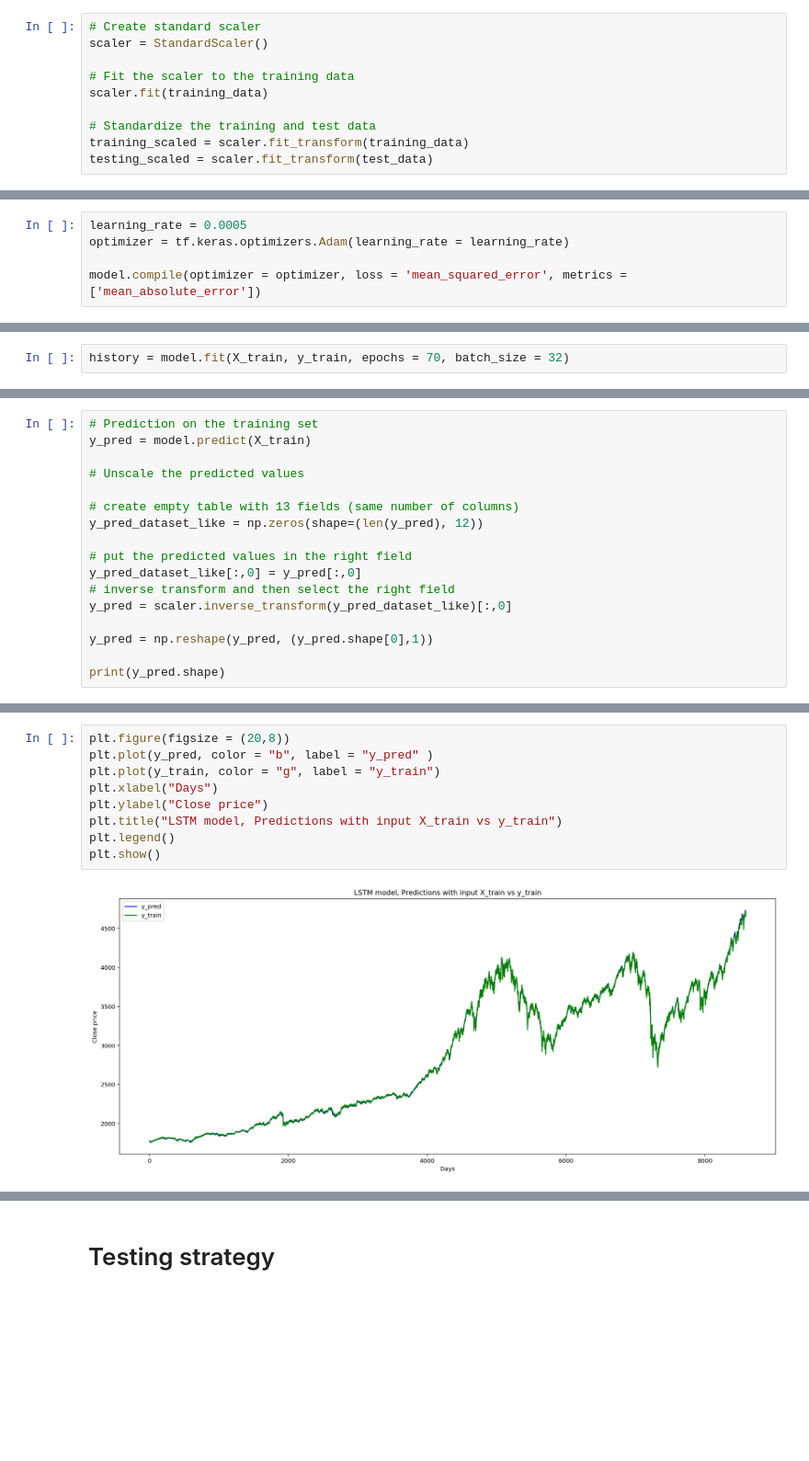
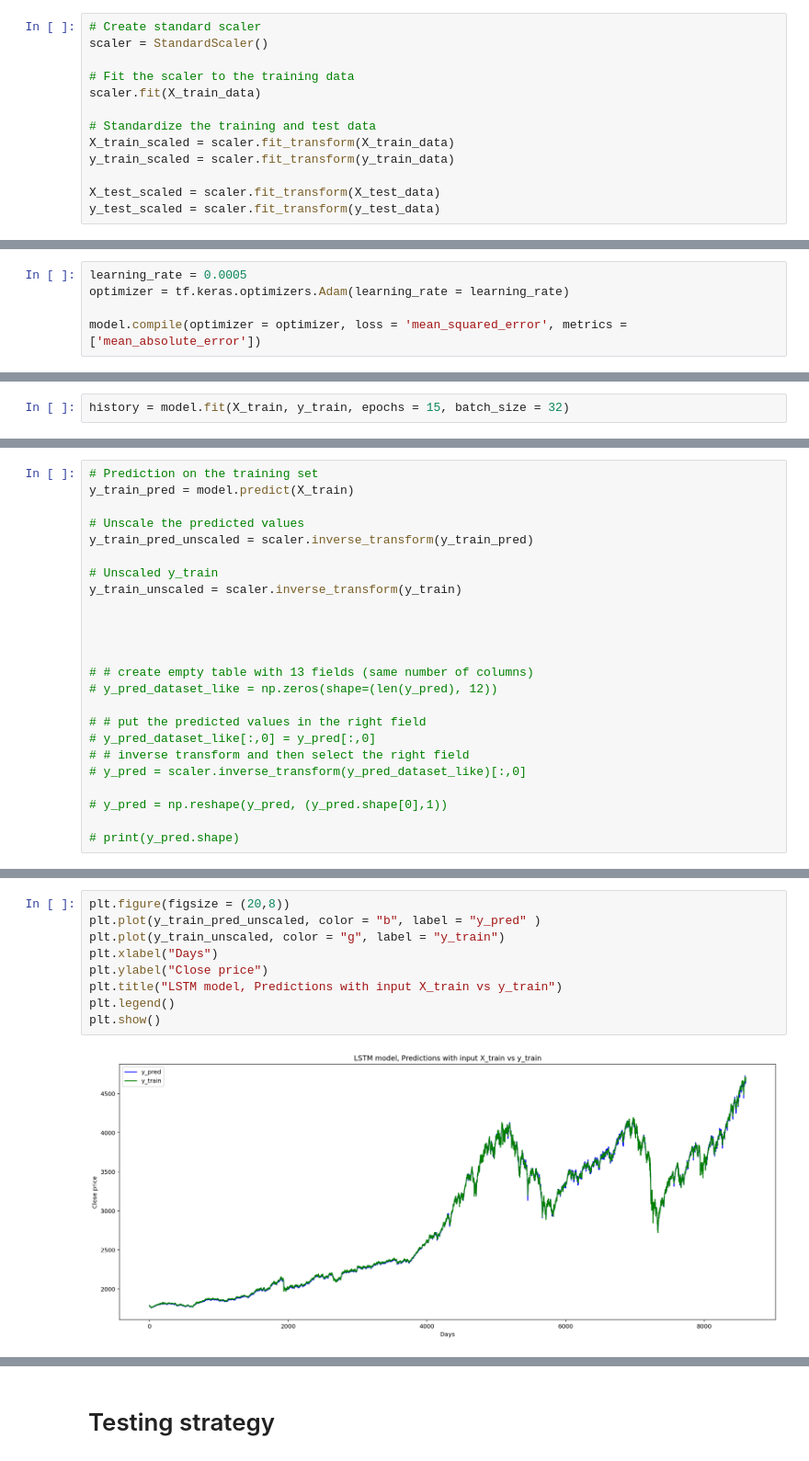
Before and after one commit to QuinMcM/Machine-Learning-Projects, a Jupyter notebook: Stock Price Predictions/Stock Price Predictor - Chapter 2.ipynb, the cells around one changed output, grey strips where cells are left out. Shown at 92% size. Cells and saved outputs as stored; diff of their text form; blank space fills up the shorter version.

```diff
--- a/Stock Price Predictions/Stock Price Predictor - Chapter 2.ipynb
+++ b/Stock Price Predictions/Stock Price Predictor - Chapter 2.ipynb
@@ -131,11 +161,14 @@ print(test_data.shape)
 scaler = StandardScaler()
 
 # Fit the scaler to the training data
-scaler.fit(training_data)
+scaler.fit(X_train_data)
 
 # Standardize the training and test data
-training_scaled = scaler.fit_transform(training_data)
-testing_scaled = scaler.fit_transform(test_data)
+X_train_scaled = scaler.fit_transform(X_train_data)
+y_train_scaled = scaler.fit_transform(y_train_data)
+
+X_test_scaled = scaler.fit_transform(X_test_data)
+y_test_scaled = scaler.fit_transform(y_test_data)
 # %%
 # Plot standard scaled close prices
 plt.subplots(figsize = (10,7))
@@ -218,5 +268,5 @@ Trainable params: 85,569
 Non-trainable params: 0
 _________________________________________________________________
 # %%
-history = model.fit(X_train, y_train, epochs = 70, batch_size = 32)
+history = model.fit(X_train, y_train, epochs = 15, batch_size = 32)
 # %% [output]
@@ -261,18 +315,25 @@ Test set accuracy: 0.05378784239292145
 # %%
 # Prediction on the training set
-y_pred = model.predict(X_train)
+y_train_pred = model.predict(X_train)
 
 # Unscale the predicted values
+y_train_pred_unscaled = scaler.inverse_transform(y_train_pred)
 
-# create empty table with 13 fields (same number of columns)
-y_pred_dataset_like = np.zeros(shape=(len(y_pred), 12))
+# Unscaled y_train
+y_train_unscaled = scaler.inverse_transform(y_train)
 
-# put the predicted values in the right field
-y_pred_dataset_like[:,0] = y_pred[:,0]
-# inverse transform and then select the right field
-y_pred = scaler.inverse_transform(y_pred_dataset_like)[:,0]
 
-y_pred = np.reshape(y_pred, (y_pred.shape[0],1))
 
-print(y_pred.shape)
+
+# # create empty table with 13 fields (same number of columns)
+# y_pred_dataset_like = np.zeros(shape=(len(y_pred), 12))
+
+# # put the predicted values in the right field
+# y_pred_dataset_like[:,0] = y_pred[:,0]
+# # inverse transform and then select the right field
+# y_pred = scaler.inverse_transform(y_pred_dataset_like)[:,0]
+
+# y_pred = np.reshape(y_pred, (y_pred.shape[0],1))
+
+# print(y_pred.shape)
 # %% [output]
@@ -296,14 +362,14 @@ print(y_train.shape)
 # %%
 plt.figure(figsize = (20,8))
-plt.plot(y_pred, color = "b", label = "y_pred" )
-plt.plot(y_train, color = "g", label = "y_train")
+plt.plot(y_train_pred_unscaled, color = "b", label = "y_pred" )
+plt.plot(y_train_unscaled, color = "g", label = "y_train")
 plt.xlabel("Days")
 plt.ylabel("Close price")
 plt.title("LSTM model, Predictions with input X_train vs y_train")
 plt.legend()
 plt.show()
 # %% [output]
-[figure, old version]
+[figure, new version]
 # %%
 # Make a prediction on the test set
 y_pred_on_test = model.predict(X_test)
```
Also changed, not shown: parts of 98 cells of this notebook.
